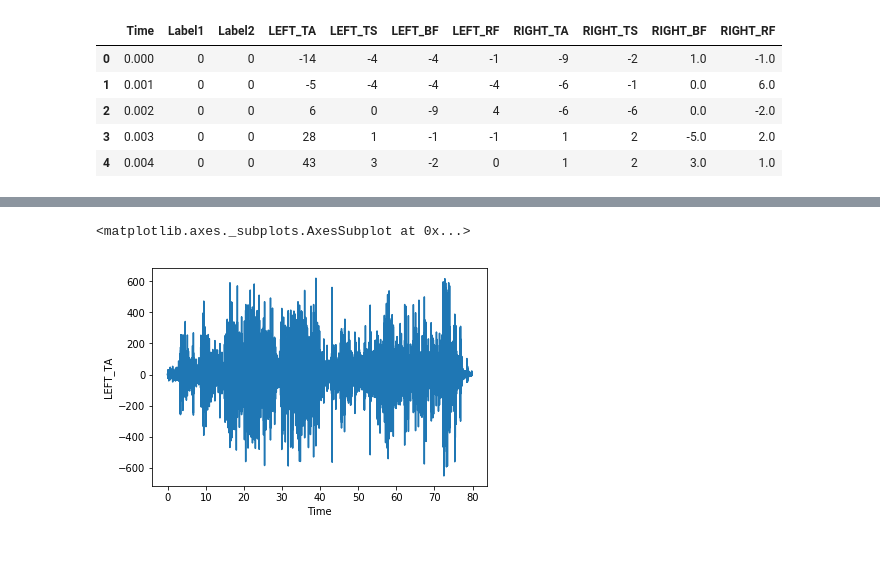
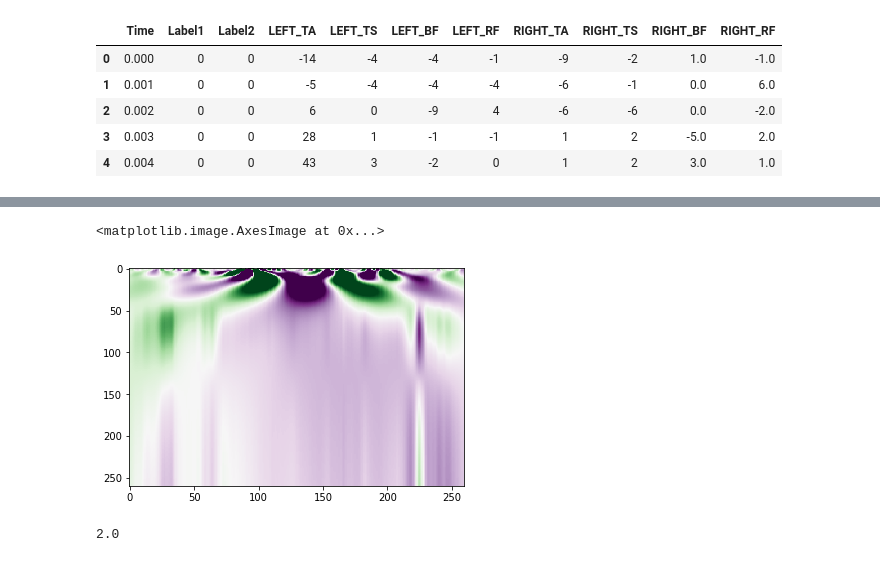
Before and after one commit to wuwenbo718/Master-Thesis, a Jupyter notebook: data_processing.ipynb, the cells around one changed output, grey strips where cells are left out. Cells and saved outputs as stored; diff of their text form; code cells hidden in the pictures.

```diff
--- a/data_processing.ipynb
+++ b/data_processing.ipynb
@@ -56,5 +47,0 @@ Name: Label1, dtype: int64
-# %%
-index = emg_data.Label1==0
-t = emg_data[index].Time
-left_ta = emg_data[index].LEFT_TA
-left_ts = emg_data[index].LEFT_TS
@@ -78,5 +48,38 @@ plt.show()
-# %%
-sns.lineplot(x=emg_data.Time,y=emg_data.LEFT_TA)
-# %% [output]
-<matplotlib.axes._subplots.AxesSubplot at 0x...>
-[figure, removed]
+# %%
+def generate_window_slide_data(data,width = 260, stride = 30):
+    l = len(data)
+    end = (l-width)//stride+1
+    X = np.zeros((end,width,8))
+    Y = np.zeros((end))
+    for i in range(end):
+        if len(set(data.Label2[i*stride:i*stride+width])) == 1:
+            Y[i] = data.Label2[i*stride]
+            X[i] = data.iloc[i*stride:i*stride+width,3:]
+            #print(set(data.Label2[i*stride:i*stride+width]))
+        else:
+            #print(set(data.Label2[i*stride:i*stride+width]))
+            continue
+    return X,Y
+
+def generate_CWT_feature(data,widths=260,wavelet = signal.ricker):
+    n,t,c = data.shape
+    cwtmatr = np.zeros((n,widths,t,c))
+    for i in range(n):
+        for j in range(c):
+            cwtmatr[i,:,:,j] = signal.cwt(data[i,:,j],wavelet,np.arange(1,widths+1))
+    return cwtmatr
+# %%
+x,y = generate_window_slide_data(emg_data)
+# %%
+cwtmatr = generate_CWT_feature(x)
+#x[1,:,1]
+# %%
+plt.imshow(cwtmatr[500,:,:,0], cmap='PRGn', aspect='auto',
+           vmax=abs(cwtmatr[0,:,:,0]).max(), vmin=-abs(cwtmatr[0,:,:,0]).max())
+# %% [output]
+<matplotlib.image.AxesImage at 0x...>
+[figure, added]
+# %%
+y[500]
+# %% [output]
+2.0
```
Also changed, not shown: parts of 6 cells of this notebook, 2 other files.
